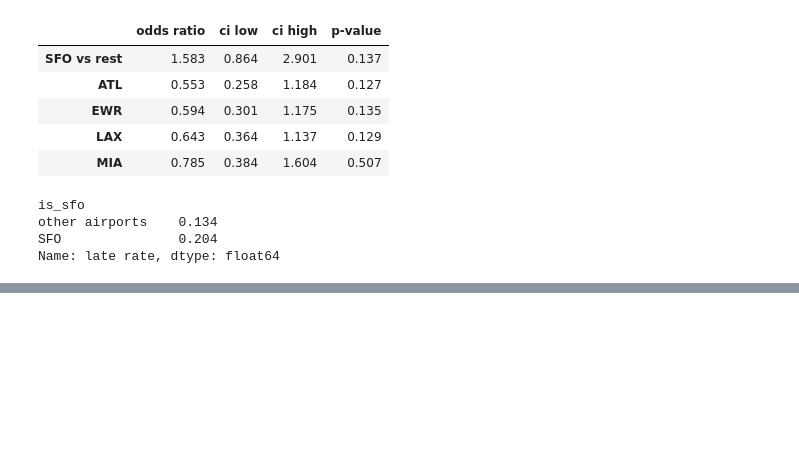
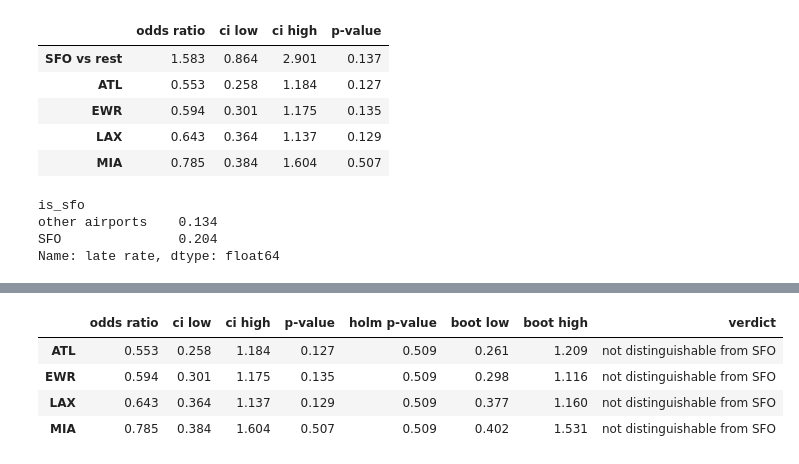
Before and after one commit to Riostega/flight-delay-pipeline, a Jupyter notebook: analysis/02_regression.ipynb, the cells around one changed output, grey strips where cells are left out. Drawn from its saved outputs; the diff is of its cells as text; code cells hidden in the pictures; blank space fills up the shorter version.

```diff
--- a/analysis/02_regression.ipynb
+++ b/analysis/02_regression.ipynb
@@ -117,5 +124,6 @@ Loaded fct_flight_events live from Snowflake
 # %%
 FIRST_REGULAR_PULL = "2026-09-07"
+LAST_REGULAR_PULL = "2026-10-01"   # erratum, 4 Oct 2026: the end date decision 2 always stated
 MIN_HOURS_BEFORE_PULL = 2
 
 # Airlines with 75+ flights in this sample, fixed on 2 October 2026. The list stays the same in
@@ -124,7 +132,7 @@ MIN_HOURS_BEFORE_PULL = 2
 MODEL_CARRIERS = ["United Airlines", "Delta Air Lines", "American Airlines", "Alaska Airlines"]
 
 sample = clean[
-    (clean["pull_date"] >= FIRST_REGULAR_PULL)
+    clean["pull_date"].between(FIRST_REGULAR_PULL, LAST_REGULAR_PULL)
     & (clean["hours_before_pull"] >= MIN_HOURS_BEFORE_PULL)
     & ~clean["is_non_scheduled"]
 ].copy()
@@ -457,8 +519,12 @@ pairwise_summary = pairwise.join(bootstrap_interval(pairwise_draws).rename(index
 # %% [markdown]
 ## Verdicts, by the rules written in step 2
 # %%
-row = primary_summary.loc["is_sfo"]
-primary_holds = bool(row["odds ratio"] > 1 and row["ci low"] > 1 and row["boot low"] > 1)
+def primary_rule(row):
+    """The step 2 rule: odds ratio above 1, and both 95% intervals (clustered, bootstrap) above 1."""
+    return bool(row["odds ratio"] > 1 and row["ci low"] > 1 and row["boot low"] > 1)
+
+
+primary_holds = primary_rule(primary_summary.loc["is_sfo"])
 print("Primary test, SFO is later than the other four:", "YES" if primary_holds else "NO")
 primary_summary
 # %% [output]
@@ -732,0 +847,13 @@ Name: late rate, dtype: float64
+# %%
+RETIMED_PRIMARY = "is_late ~ is_sfo + " + retimed_controls
+RETIMED_SECONDARY = 'is_late ~ C(arrival_airport, Treatment("SFO")) + ' + retimed_controls
+
+# Its own seed and its own random generator, so the step 2 bootstrap above is untouched.
+retimed_primary_draws, retimed_pairwise_draws, retimed_failed = run_bootstrap(
+    sample, RETIMED_PRIMARY, RETIMED_SECONDARY, seed=2027)
+
+retimed_summary = odds_ratios(retimed_primary, ["is_sfo"]).join(bootstrap_interval(retimed_primary_draws))
+retimed_holds = primary_rule(retimed_summary.loc["is_sfo"])
+print("Amended primary test (wind at the scheduled arrival), SFO is later than the other four:",
+      "YES" if retimed_holds else "NO")
+retimed_summary
@@ -732,0 +865,11 @@ Name: late rate, dtype: float64
+# %%
+retimed_pairwise = pairwise_table(fit_logit(RETIMED_SECONDARY, sample)).join(
+    bootstrap_interval(retimed_pairwise_draws).rename(index=AIRPORT_TERMS))
+retimed_pairwise["verdict"] = retimed_pairwise.apply(pairwise_verdict, axis=1)
+retimed_pairwise
+# %% [output]
+|  | odds ratio | ci low | ci high | p-value | holm p-value | boot low | boot high | verdict |
+| ATL | 0.553 | 0.258 | 1.184 | 0.127 | 0.509 | 0.261 | 1.209 | not distinguishable from SFO |
+| EWR | 0.594 | 0.301 | 1.175 | 0.135 | 0.509 | 0.298 | 1.116 | not distinguishable from SFO |
+| LAX | 0.643 | 0.364 | 1.137 | 0.129 | 0.509 | 0.377 | 1.160 | not distinguishable from SFO |
+| MIA | 0.785 | 0.384 | 1.604 | 0.507 | 0.509 | 0.402 | 1.531 | not distinguishable from SFO |
```
Also changed, not shown: parts of 32 cells of this notebook, 2 other files.
